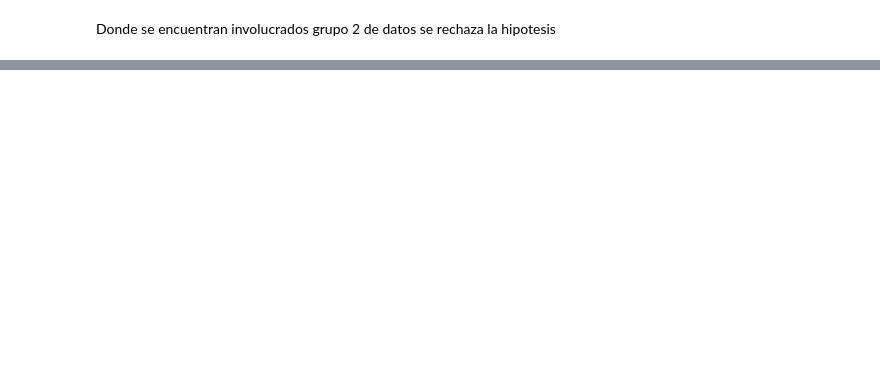
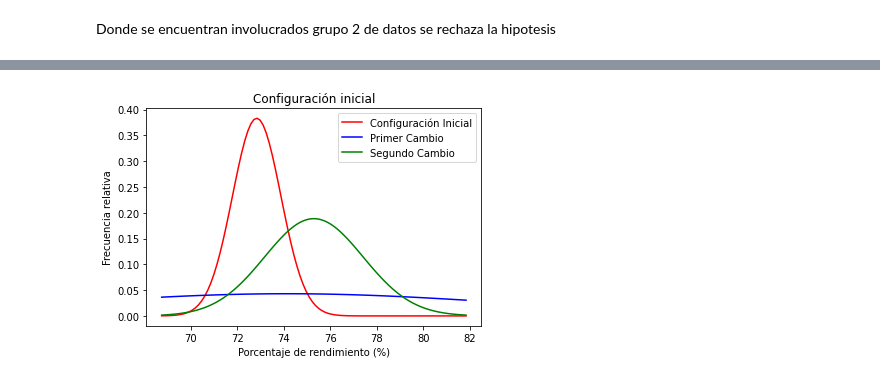
Before and after one commit to Abstractize/Statistical-Inference, a Jupyter notebook: statistical_inference.ipynb, the cells around one changed output, grey strips where cells are left out. Drawn from its saved outputs; the diff is of its cells as text; code cells hidden in the pictures; blank space fills up the shorter version.

```diff
--- a/statistical_inference.ipynb
+++ b/statistical_inference.ipynb
@@ -344,20 +454,22 @@ Donde se encuentran involucrados grupo 2 de datos se rechaza la hipotesis
 # %%
 #Todas las configuraciones
-Dist1 = norm(loc = mean1, scale = math.sqrt(np.var(data1, ddof = 1)))
+Dist1 = st.norm(loc = mean1, scale = math.sqrt(np.var(data1, ddof = 1)))
 x = np.linspace(Dist1.ppf(0.001),
                 Dist1.ppf(0.999), 100)
-Dist2 = norm(loc = mean2, scale = math.sqrt(np.var(data2, ddof = 1)))
+Dist2 = st.norm(loc = mean2, scale = math.sqrt(np.var(data2, ddof = 1)))
 x = np.linspace(Dist2.ppf(0.001),
                 Dist2.ppf(0.999), 100)
-Dist3 = norm(loc = mean3, scale = math.sqrt(np.var(data3, ddof = 1)))
+Dist3 = st.norm(loc = mean3, scale = math.sqrt(np.var(data3, ddof = 1)))
 x = np.linspace(Dist3.ppf(0.001),
                 Dist3.ppf(0.999), 100)
 
 plt.title("Configuración inicial")
 plt.xlabel("Porcentaje de rendimiento (%)")
 plt.ylabel("Frecuencia relativa")
 plt.plot(x, Dist1.pdf(x), "r-", label="Configuración Inicial")
 plt.plot(x, Dist2.pdf(x), "b-", label="Primer Cambio")
 plt.plot(x, Dist3.pdf(x), "g-", label="Segundo Cambio")
 plt.legend()
 plt.show()
+# %% [output]
+[figure, added]
```
Also changed, not shown: parts of 14 cells of this notebook.
